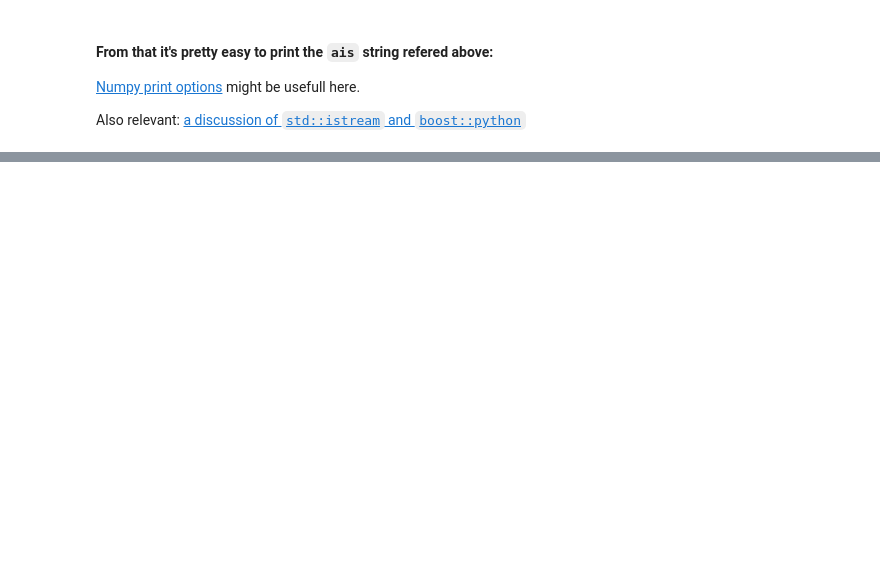
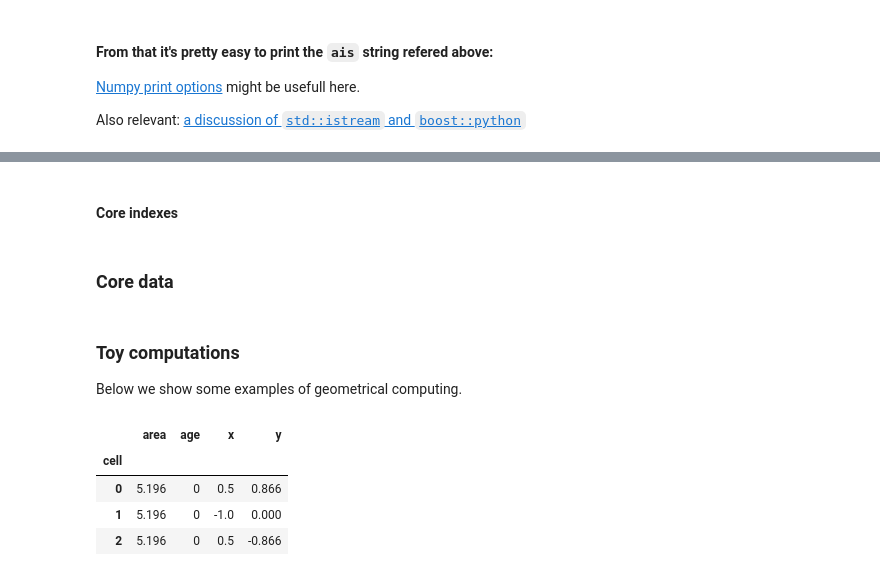
Before and after one commit to DamCB/tyssue, a Jupyter notebook: notebooks/core_architecture/Simulation structures and specification.ipynb, the cells around one changed output, grey strips where cells are left out. Cells and saved outputs as stored; diff of their text form; code cells hidden in the pictures; blank space fills up the shorter version.

```diff
--- a/notebooks/core_architecture/Simulation structures and specification.ipynb
+++ b/notebooks/core_architecture/Simulation structures and specification.ipynb
@@ -179,0 +253,2 @@ print(ais_string(points, edges))
+# %% [markdown]
+#### Core indexes
@@ -179,0 +285,15 @@ print(ais_string(points, edges))
+# %% [markdown]
+###  Core data
+# %%
+### Cells DataFrame
+cell_df = pd.DataFrame(index=cell_idx,
+                       columns=['area', 'age', 'x', 'y'])
+cell_df['age'] = 0
+
+### Junction vertices DataFrame
+jv_df = pd.DataFrame(points, index=jv_idx,
+                     columns=['x', 'y'])
+
+### Junction edges DataFrame
+je_df = pd.DataFrame(index=je_idx,
+                     columns=['dx', 'dy', 'u']) # u carries the norm
@@ -180 +310,41 @@ print(ais_string(points, edges))
+# %% [markdown]
+### Toy computations
+
+Below we show some examples of geometrical computing.
+# %%
+srce_idx = je_idx.get_level_values('srce')
+trgt_idx = je_idx.get_level_values('trgt')
+e_cell_idx = je_idx.get_level_values('cell')
+
+je_df[['dx', 'dy']] = (jv_df.loc[trgt_idx][['x', 'y']].values
+                      - jv_df.loc[srce_idx][['x', 'y']].values)
+
+je_df['length'] = np.hypot(je_df['dx'], je_df['dy'])
+np.testing.assert_allclose(je_df['length'], 1, rtol=1e-3)
+
+## Let's take the edge source positions for each edge
+## That's upcasting from source to edges
+upcast_pos = jv_df.loc[srce_idx][['x', 'y']]
+upcast_pos.set_index(je_idx, inplace=True)
+
+## Now it's easy to compute the centroid of each cell
+cell_df[['x', 'y']] = upcast_pos.groupby(level='cell').mean()
+
+## the area is trickier, let's first get the normals
+
+je_df['n'] = np.cross(jv_df.loc[srce_idx][['x', 'y']].values
+                      - cell_df[['x', 'y']].loc[e_cell_idx].values,
+                      jv_df.loc[trgt_idx][['x', 'y']].values
+                      - cell_df[['x', 'y']].loc[e_cell_idx].values)
+## Now the area
+cell_df['area'] = np.abs(je_df['n']).groupby(level='cell').sum()
+np.testing.assert_allclose(je_df['length'], 1, rtol=1e-3)
+# %%
+cell_df
+# %% [output]
+|  | area | age | x | y |
+| cell |  |  |  |  |
+| 0 | 5.196 | 0 | 0.5 | 0.866 |
+| 1 | 5.196 | 0 | -1.0 | 0.000 |
+| 2 | 5.196 | 0 | 0.5 | -0.866 |
 # %%
```
Also changed, not shown: parts of 12 cells of this notebook, 2 other files.
